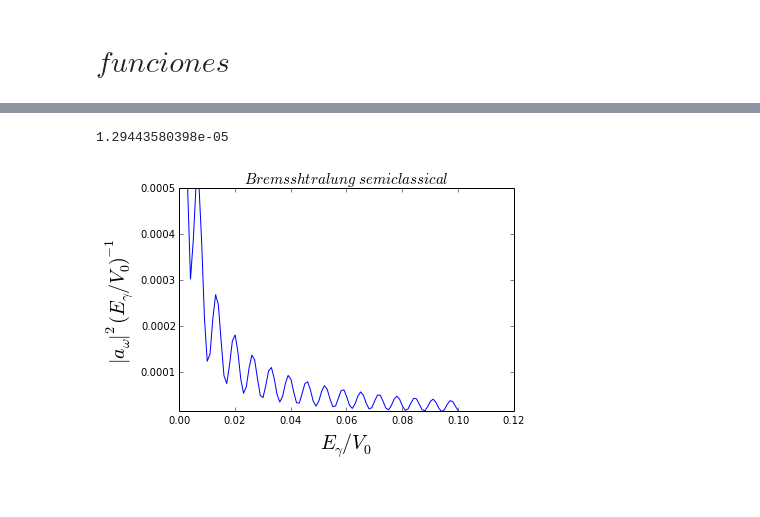
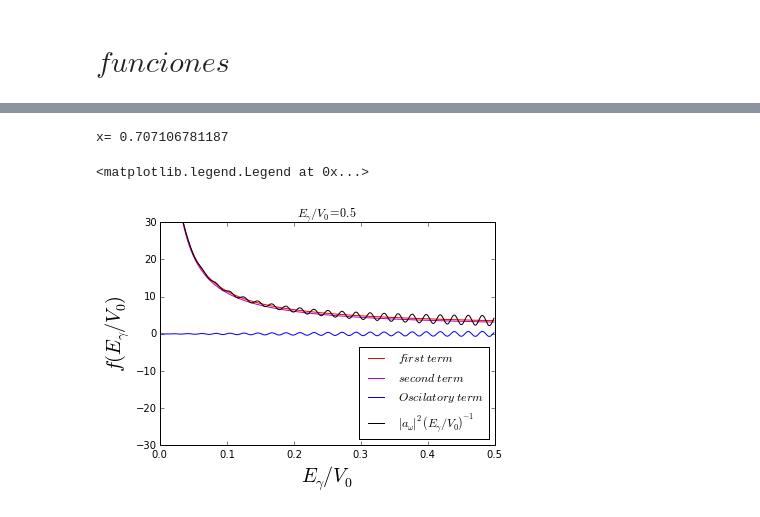
Before and after one commit to daniel-lozano/Thesis, a Jupyter notebook: funciones.ipynb, the cells around one changed output, grey strips where cells are left out. Saved outputs shown, nothing was run; the diff lists cells and outputs as text; code cells hidden in the pictures.

```diff
--- a/funciones.ipynb
+++ b/funciones.ipynb
@@ -5,13 +5,13 @@ Populating the interactive namespace from numpy and matplotlib
 # %%
 X1=0.5 # Ee/Vo
 M=1#0.51*10**6
-Dt=1000000
+Dt=300
 Bremss=[]
 # %%
 Egamma1=[]
 
-for i in range(1000):
-    if(i*0.001+0.4<=X1): #cota maxima de la energia de Egamma es X1
+for i in range(10000):
+    if(i*0.001<X1): #cota maxima de la energia de Egamma es X1
         Egamma1.append(i*0.001+0.0001)
-print max(Egamma1)
+print max(Egamma1),sqrt(0.5)
 # %% [output]
@@ -19,14 +19,2 @@ print max(Egamma1)
 # %% [markdown]
 # $ funciones\ $
-# %%
-a1=[]
-a2=[]
-a3=[]
-A=[]
-
-for i in range(len(Egamma1)):
-    a1.append(( sqrt(2*(1-X1+Egamma1[1])/M) - sqrt(2*(X1)/M))**2/Egamma1[i])
-    a2.append(( sqrt(2*(1-X1+Egamma1[1])/M) - sqrt(2*(1-X1)/M))**2/Egamma1[i])
-    a3.append((sqrt(2*(1-X1+Egamma1[1])/M) - sqrt(2*(1-X1)/M))*( sqrt(2*(1-X1+Egamma1[1])/M) - sqrt(2*(X1)/M))*cos(Egamma1[i]*Dt)/Egamma1[i])
-    A.append(a1[i]+a2[i]+a3[i])
-print len(A),len(a1),len(a2),len(a3),len(Egamma1)
@@ -48,10 +21,29 @@ ylim(min(a3)-0.0001,.0005)
-# %%
-plot(Egamma1,A,label="$|a_{\omega}|^{2}(E_{\gamma}/V_{0})^{-1}$")
-title("$ Bremsshtralung\ semiclassical\ $",size=15)
-xlabel("$ E_{\gamma}/V_{0} $",size=20)
-ylabel("$|a_{\omega}|^{2}(E_{\gamma}/V_{0})^{-1}$",size=20)
-ylim(min(A),.0005)
-print min(A)
-# %% [output]
-1.29443580398e-05
-[figure, removed]
+# %%
+a1=[]
+a2=[]
+a3=[]
+A=[]
+X1=0.5 # Ee/Vo
+x=0.5**(0.5)
+print "x=",x
+for i in range(len(Egamma1)):
+    a1.append((2/Egamma1[i]+2-sqrt(4*X1*((1-X1)/Egamma1[i]**2)+1/Egamma1[i]))/M)
+    a2.append((4/Egamma1[i]-4*X1/Egamma1[i]+2-sqrt(4*(1-X1)*((1-X1)/Egamma1[i]**2+1/Egamma1[i])))/M) #
+    a3.append((2/M)*cos(Egamma1[i]*Dt)*(2*((1-X1)/Egamma1[i]+1)+sqrt(4*X1*(1-X1)/Egamma1[i]**2)-(sqrt(1-X1)+sqrt(X1))*sqrt(4*(1/Egamma1[i] + (1-X1)/Egamma1[i]**2))  ))
+    A.append(a1[i]+a3[i]+a3[i])
+    #print len(A),len(a1),len(a2),len(a3),len(Egamma1)
+
+plot(Egamma1,a1,"r",label="$ first\  term\ $")
+plot(Egamma1,a2,"m",label="$ second\ term\ $")
+plot(Egamma1,a3,"b-",label="$ Oscilatory\ term\ $")
+plot(Egamma1,A,"k-",label="$|a_{\omega}|^{2}(E_{\gamma}/V_{0})^{-1}$")
+xlabel("$ E_{\gamma}/V_{0} $",size=20)
+ylabel("$ f(E_{\gamma}/V_{0}) $",size=20)
+title("$ E_{\gamma}/V_{0}=0.5$")
+ylim(-30,30)
+#ylim(-2,2)
+legend(loc=4)
+# %% [output]
+x= 0.707106781187
+<matplotlib.legend.Legend at 0x...>
+[figure, added]
```
Also changed, not shown: parts of 6 cells of this notebook.
